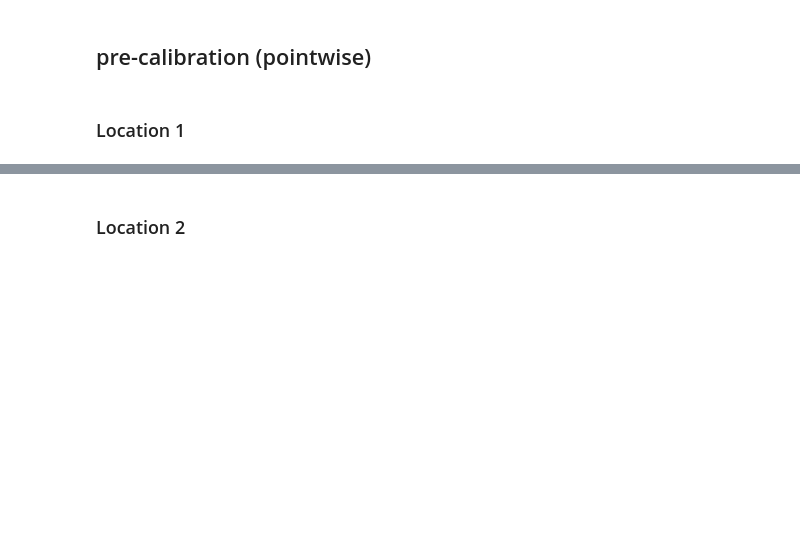
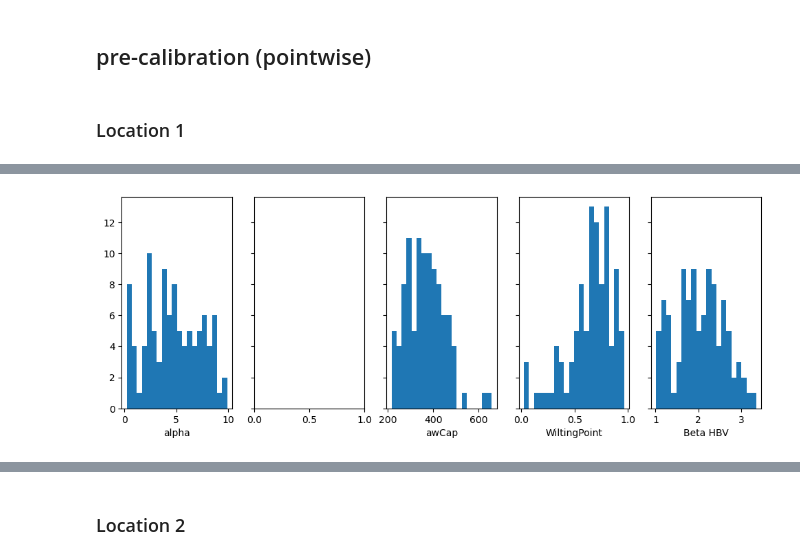
Before and after one commit to david0811/lafferty-etal-2024-tbd, a Jupyter notebook: code/99_WBM_paramater_UC.ipynb, the cells around one changed output, grey strips where cells are left out. Saved outputs shown, nothing was run; the diff lists cells and outputs as text; code cells hidden in the pictures; blank space fills up the shorter version.

```diff
--- a/code/99_WBM_paramater_UC.ipynb
+++ b/code/99_WBM_paramater_UC.ipynb
@@ -1048,3 +1026,29 @@ Ws_frac_tmp1, Ws_tmp1, Wcap_tmp1, Ms_tmp1, Sp_tmp1, Ec_tmp1, Wi_tmp1 = simulate_
+# %%
+fig, axs = plt.subplots(1,5, figsize=(12,4), sharey=True)
+
+ax=axs[0]
+ax.hist(alpha_sample[i_top], bins=20)
+ax.set_xlabel('alpha')
+
+# ax=axs[1]
+# ax.hist(rootDepth_all_sample[i_top], bins=20)
+# ax.set_xlabel('RootDepth')
+
+ax=axs[2]
+ax.hist(awCap_sample[i_top], bins=20)
+ax.set_xlabel('awCap')
+
+ax=axs[3]
+ax.hist(wilting_point_sample[i_top], bins=20)
+ax.set_xlabel('WiltingPoint')
+
+ax=axs[4]
+ax.hist(beta_HBV_sample[i_top], bins=20)
+ax.set_xlabel('Beta HBV')
+
+plt.show()
+# %% [output]
+[figure, added]
 # %%
 %%time
 # No spinup
```
Also changed, not shown: parts of 45 cells of this notebook, 1 other file.
